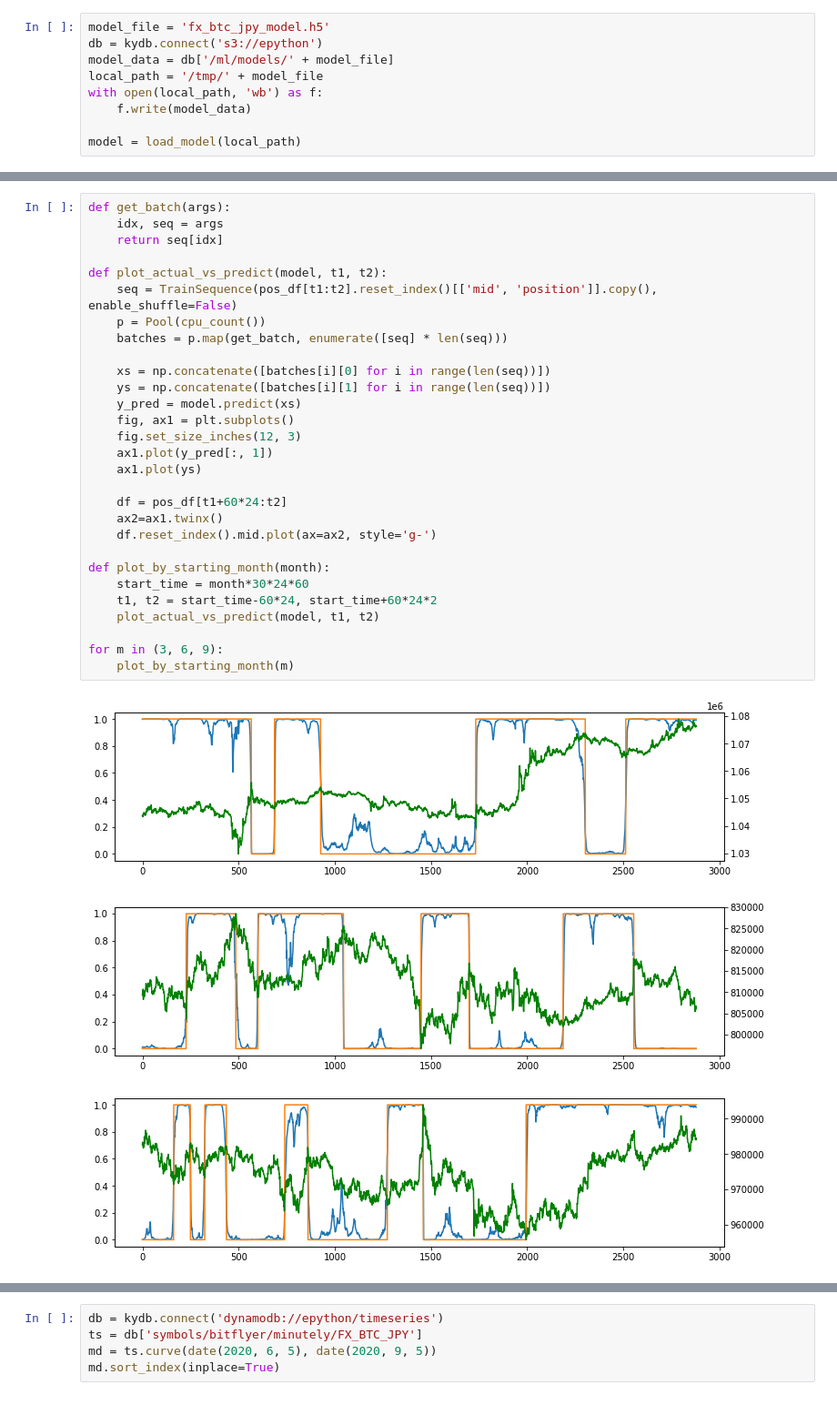
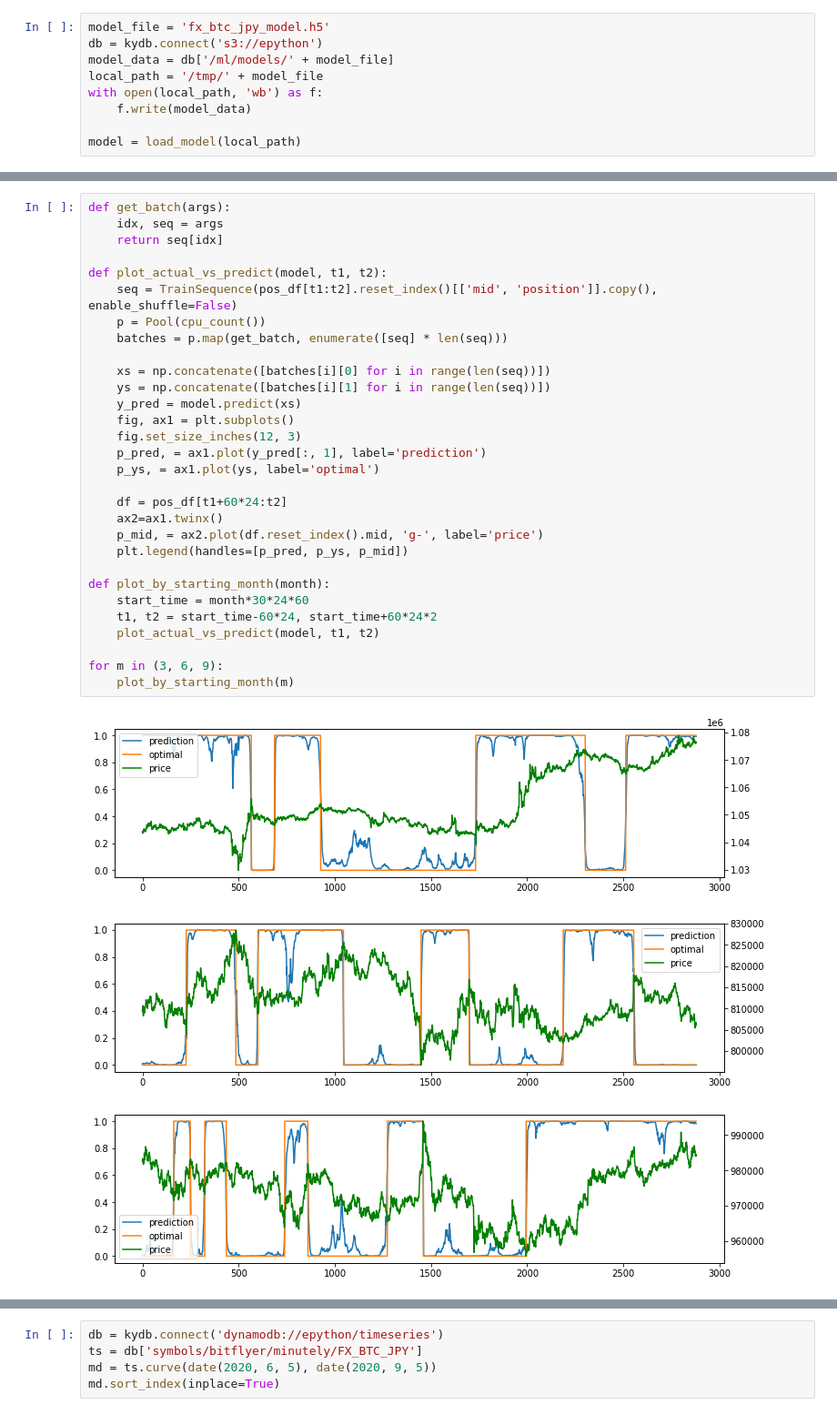
Before and after one commit to emagine-epython/epython-showcase, a Jupyter notebook: notebooks/ml/TestPerformance.ipynb, the cells around one changed output, grey strips where cells are left out. Shown at 91% size. Cells and saved outputs as stored; diff of their text form.

```diff
--- a/notebooks/ml/TestPerformance.ipynb
+++ b/notebooks/ml/TestPerformance.ipynb
@@ -30,33 +53,34 @@ model = load_model(local_path)
 # %%
 def get_batch(args):
     idx, seq = args
     return seq[idx]
 
 def plot_actual_vs_predict(model, t1, t2):
     seq = TrainSequence(pos_df[t1:t2].reset_index()[['mid', 'position']].copy(), enable_shuffle=False)
     p = Pool(cpu_count())
     batches = p.map(get_batch, enumerate([seq] * len(seq)))
 
     xs = np.concatenate([batches[i][0] for i in range(len(seq))])
     ys = np.concatenate([batches[i][1] for i in range(len(seq))])
     y_pred = model.predict(xs)
     fig, ax1 = plt.subplots()
     fig.set_size_inches(12, 3)
-    ax1.plot(y_pred[:, 1])
-    ax1.plot(ys)
+    p_pred, = ax1.plot(y_pred[:, 1], label='prediction')
+    p_ys, = ax1.plot(ys, label='optimal')
 
     df = pos_df[t1+60*24:t2]
     ax2=ax1.twinx()
-    df.reset_index().mid.plot(ax=ax2, style='g-')
+    p_mid, = ax2.plot(df.reset_index().mid, 'g-', label='price')
+    plt.legend(handles=[p_pred, p_ys, p_mid])
 
 def plot_by_starting_month(month):
     start_time = month*30*24*60
     t1, t2 = start_time-60*24, start_time+60*24*2
     plot_actual_vs_predict(model, t1, t2)
 
 for m in (3, 6, 9):
     plot_by_starting_month(m)
 # %% [output]
-[figure, old version]
+[figure, new version]
-[figure, old version]
+[figure, new version]
-[figure, old version]
+[figure, new version]
```
Also changed, not shown: parts of 21 cells of this notebook, 1 other file.
